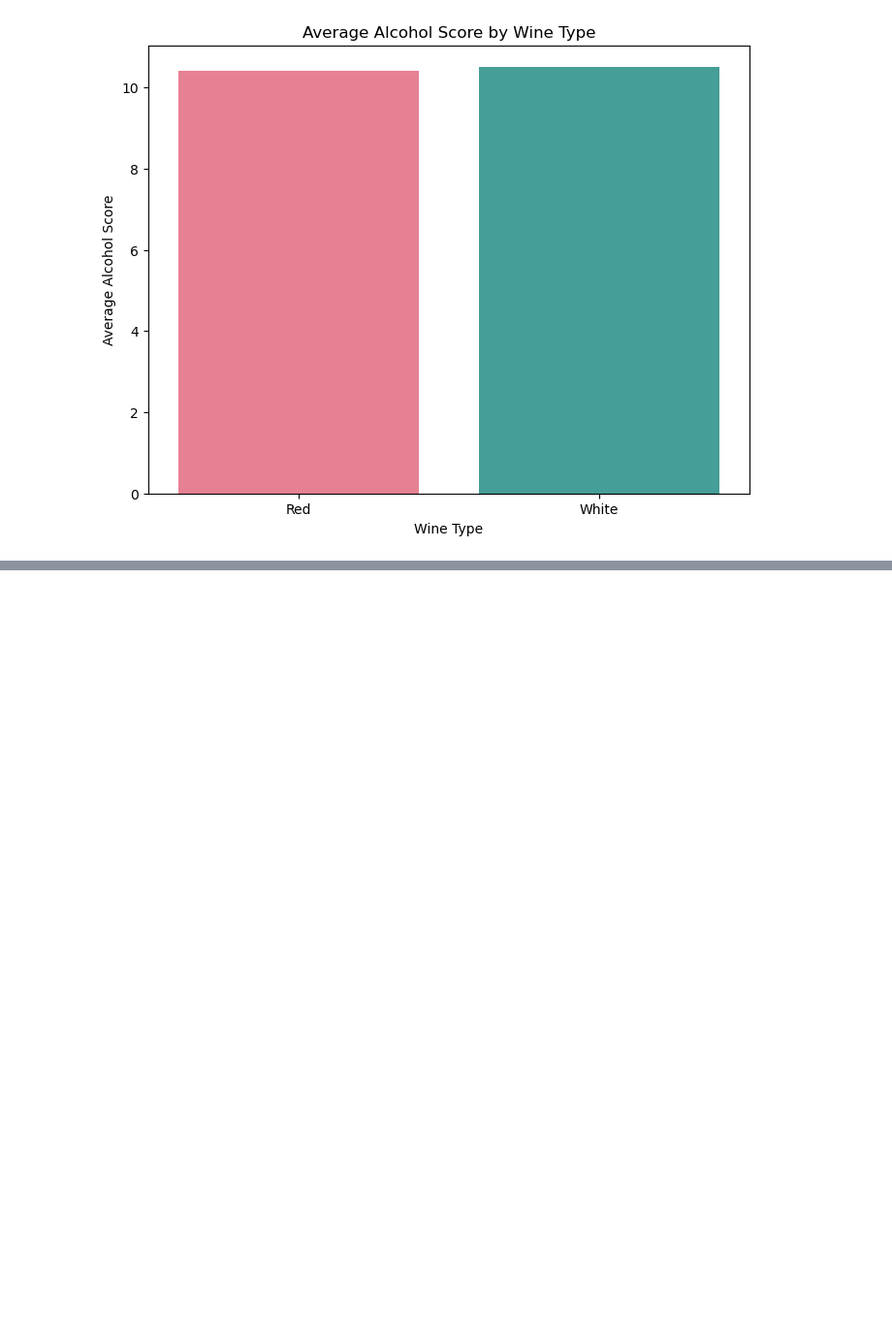
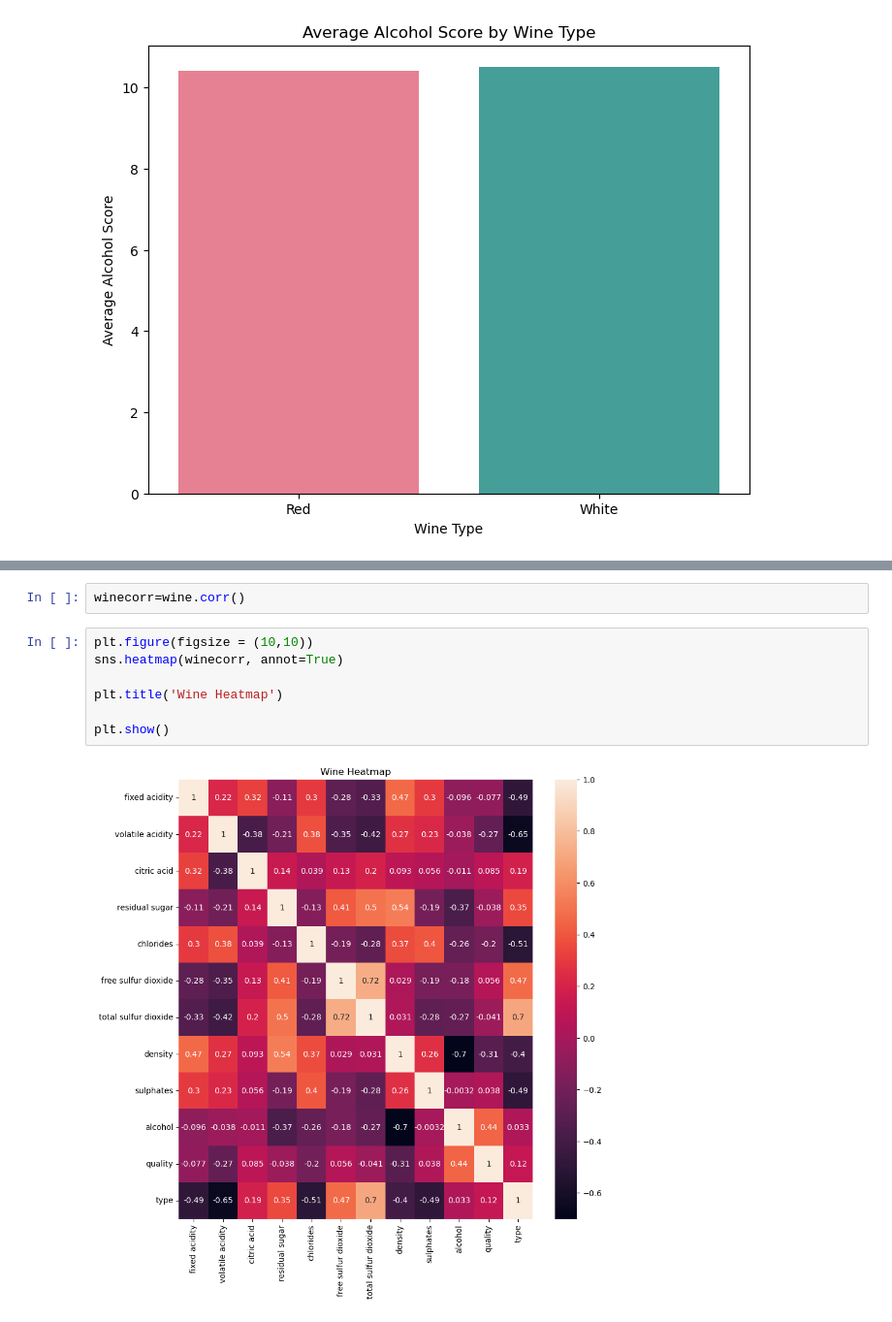
Before and after one commit to Toebzy/Mini-Project-2, a Jupyter notebook: MP2/Untitled.ipynb, the cells around one changed output, grey strips where cells are left out. Shown at 97% size. Saved outputs shown, nothing was run; the diff lists cells and outputs as text; blank space fills up the shorter version.

```diff
--- a/MP2/Untitled.ipynb
+++ b/MP2/Untitled.ipynb
@@ -300,0 +314,11 @@ wine.reset_index()
+# %%
+winecorr=wine.corr()
+# %%
+plt.figure(figsize = (10,10))
+sns.heatmap(winecorr, annot=True)
+
+plt.title('Wine Heatmap')
+
+plt.show()
+# %% [output]
+[figure, added]
```
Also changed, not shown: parts of 29 cells of this notebook.
